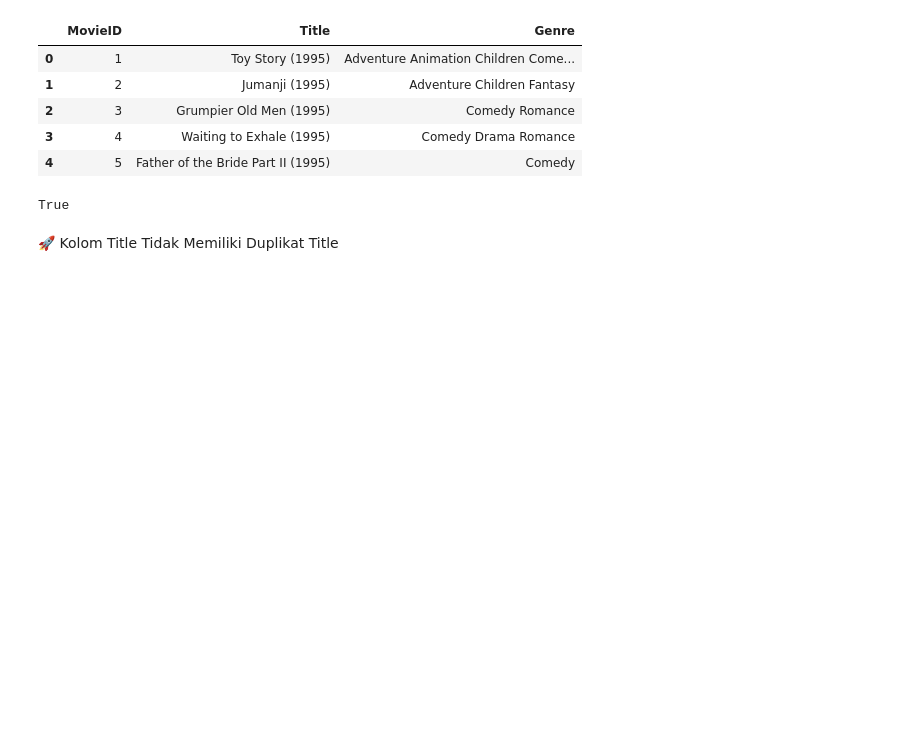
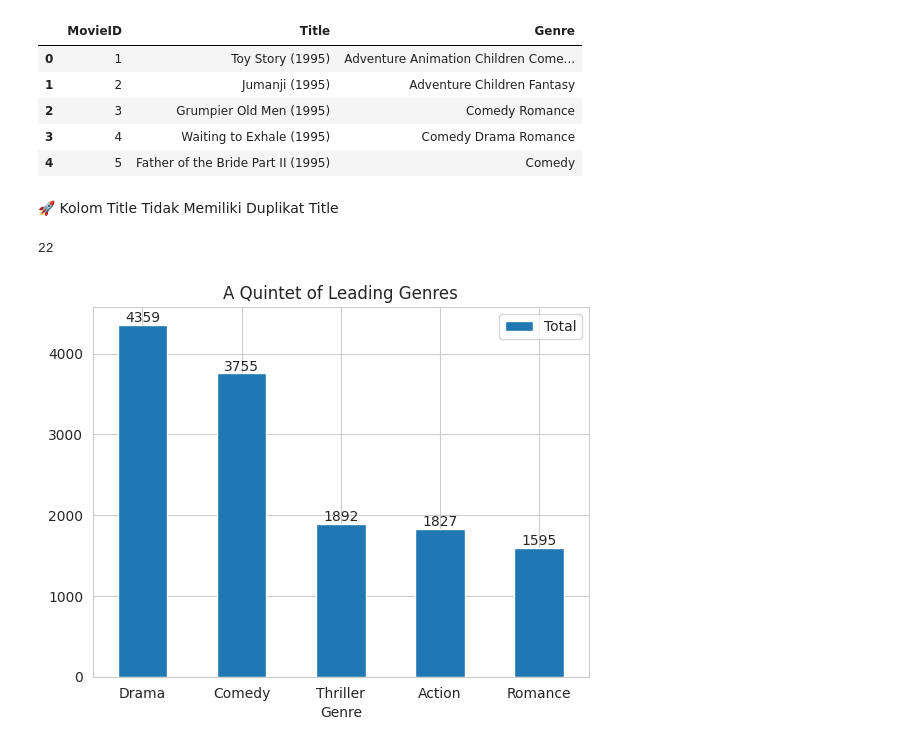
Before and after one commit to Kelniit/Julius, a Jupyter notebook: Lab 01.ipynb, the cells around one changed output. Saved outputs shown, nothing was run; the diff lists cells and outputs as text; code cells hidden in the pictures; blank space fills up the shorter version.

```diff
--- a/Lab 01.ipynb
+++ b/Lab 01.ipynb
@@ -5,9 +5,9 @@ warnings.filterwarnings("ignore")
 
 import matplotlib.pyplot as plt
 # %%
-opener = lambda url, **kwargs : pandas.read_table(url, sep=',', **kwargs)
+opentable = lambda url, **kwargs : pandas.read_table(url, sep=',', **kwargs)
 
-movies = opener("movies.csv")
+movies = opentable("movies.csv")
 
 movies.iloc[:5]
 # %% [output]
@@ -132,7 +134,25 @@ shapes = movies.shape
 total_film = movies.iloc[:, 1].nunique()
 
 assert shapes[0] == total_film, "Fail !"
-# %% [output]
-True
 # %% [markdown]
 🚀 Kolom Title Tidak Memiliki Duplikat Title
+# %%
+movies["Genre"].str.split(" ").explode().nunique()
+# %% [output]
+22
+# %%
+details = movies['Genre'].str.split(" ").explode().value_counts().to_frame()
+
+details = details.reset_index()
+
+details.columns = ['Genre', 'Total']
+# %%
+import seaborn as sns; sns.set_style('whitegrid')
+
+title = "A Quintet of Leading Genres"
+
+plot = details.iloc[:5].set_index('Genre').plot.bar(rot = 0, title = title)
+
+plot.bar_label(plot.containers[0]);
+# %% [output]
+[figure, added]
```
Also changed, not shown: parts of 1 cell of this notebook.
